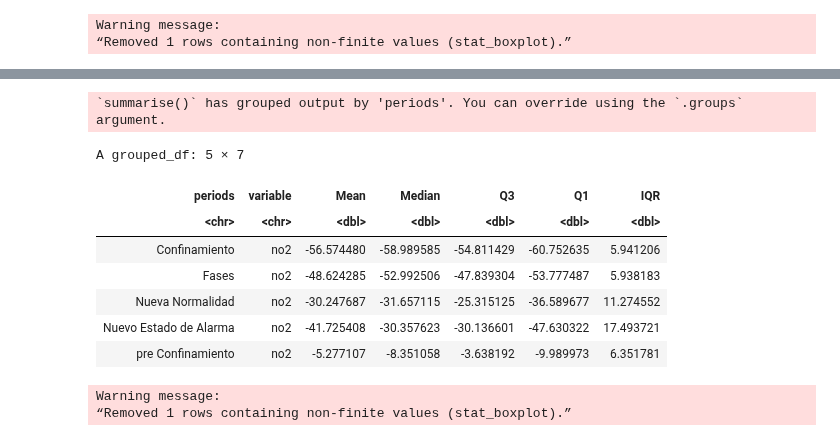
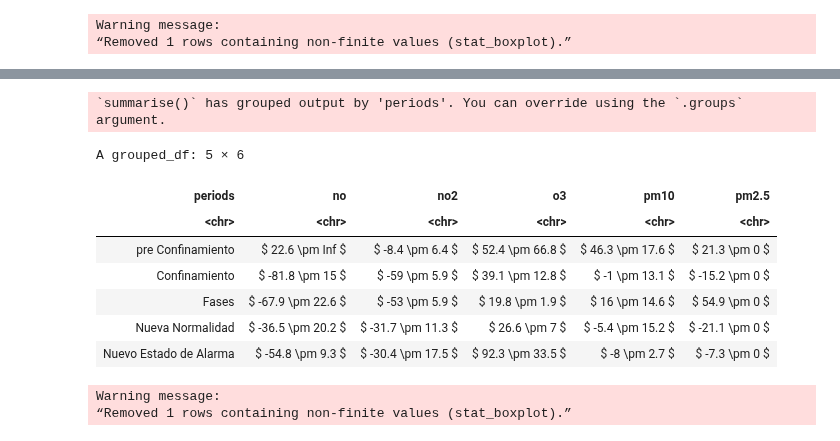
Before and after one commit to Jaimedgp/AirQualityCOVID, a Jupyter notebook: notebooks/Analysis/Raw-Change.ipynb, the cells around one changed output, grey strips where cells are left out. Drawn from its saved outputs; the diff is of its cells as text; code cells hidden in the pictures.

```diff
--- a/notebooks/Analysis/Raw-Change.ipynb
+++ b/notebooks/Analysis/Raw-Change.ipynb
@@ -188,29 +184,42 @@ ERROR: Error: Problem with `filter()` input `..1`.
 # %%
 mean.change <- cleaned.df %>%
                     group_by(periods, variable) %>%
                     summarise(Mean = mean(mean, na.rm=T),
                               Median = median(mean, na.rm=T),
                               Q3 = quantile(mean, na.rm = T, 0.75),
                               Q1 = quantile(mean, na.rm = T, 0.25),
                               IQR = Q3-Q1
-                             )
+                             )%>%
+                    arrange(factor(periods, levels = c("pre Confinamiento",
+                                                       "Confinamiento",
+                                                       "Fases",
+                                                       "Nueva Normalidad",
+                                                       "Nuevo Estado de Alarma")))
+
+resume.change <- mean.change %>%
+                    mutate(resume=paste("$", round(Median, 1),
+                                        "\\pm",
+                                        round(IQR, 1), "$")) %>%
+                    select(periods, variable, resume) %>%
+                    pivot_wider(names_from = variable,
+                                values_from = resume)
+
 write_csv(mean.change,
           "data/Results/vs_Observations/change_stats.csv")
+write_csv(resume.change,
+          "data/Results/vs_Observations/change_resume.csv")
 
-mean.change %>%
-    filter(variable == "no2",
-           #periods == "lockdown"
-          )
+resume.change
 # %% [output]
 `summarise()` has grouped output by 'periods'. You can override using the `.groups` argument.
-A grouped_df: 5 × 7
+A grouped_df: 5 × 6
-| periods | variable | Mean | Median | Q3 | Q1 | IQR |
-| <chr> | <chr> | <dbl> | <dbl> | <dbl> | <dbl> | <dbl> |
-| Confinamiento | no2 | -56.574480 | -58.989585 | -54.811429 | -60.752635 | 5.941206 |
-| Fases | no2 | -48.624285 | -52.992506 | -47.839304 | -53.777487 | 5.938183 |
-| Nueva Normalidad | no2 | -30.247687 | -31.657115 | -25.315125 | -36.589677 | 11.274552 |
-| Nuevo Estado de Alarma | no2 | -41.725408 | -30.357623 | -30.136601 | -47.630322 | 17.493721 |
-| pre Confinamiento | no2 | -5.277107 | -8.351058 | -3.638192 | -9.989973 | 6.351781 |
+| periods | no | no2 | o3 | pm10 | pm2.5 |
+| <chr> | <chr> | <chr> | <chr> | <chr> | <chr> |
+| pre Confinamiento | $ 22.6 \pm Inf $ | $ -8.4 \pm 6.4 $ | $ 52.4 \pm 66.8 $ | $ 46.3 \pm 17.6 $ | $ 21.3 \pm 0 $ |
+| Confinamiento | $ -81.8 \pm 15 $ | $ -59 \pm 5.9 $ | $ 39.1 \pm 12.8 $ | $ -1 \pm 13.1 $ | $ -15.2 \pm 0 $ |
+| Fases | $ -67.9 \pm 22.6 $ | $ -53 \pm 5.9 $ | $ 19.8 \pm 1.9 $ | $ 16 \pm 14.6 $ | $ 54.9 \pm 0 $ |
+| Nueva Normalidad | $ -36.5 \pm 20.2 $ | $ -31.7 \pm 11.3 $ | $ 26.6 \pm 7 $ | $ -5.4 \pm 15.2 $ | $ -21.1 \pm 0 $ |
+| Nuevo Estado de Alarma | $ -54.8 \pm 9.3 $ | $ -30.4 \pm 17.5 $ | $ 92.3 \pm 33.5 $ | $ -8 \pm 2.7 $ | $ -7.3 \pm 0 $ |
 # %%
 plot.df <- cleaned.df
 
```
Also changed, not shown: parts of 3 cells of this notebook.
